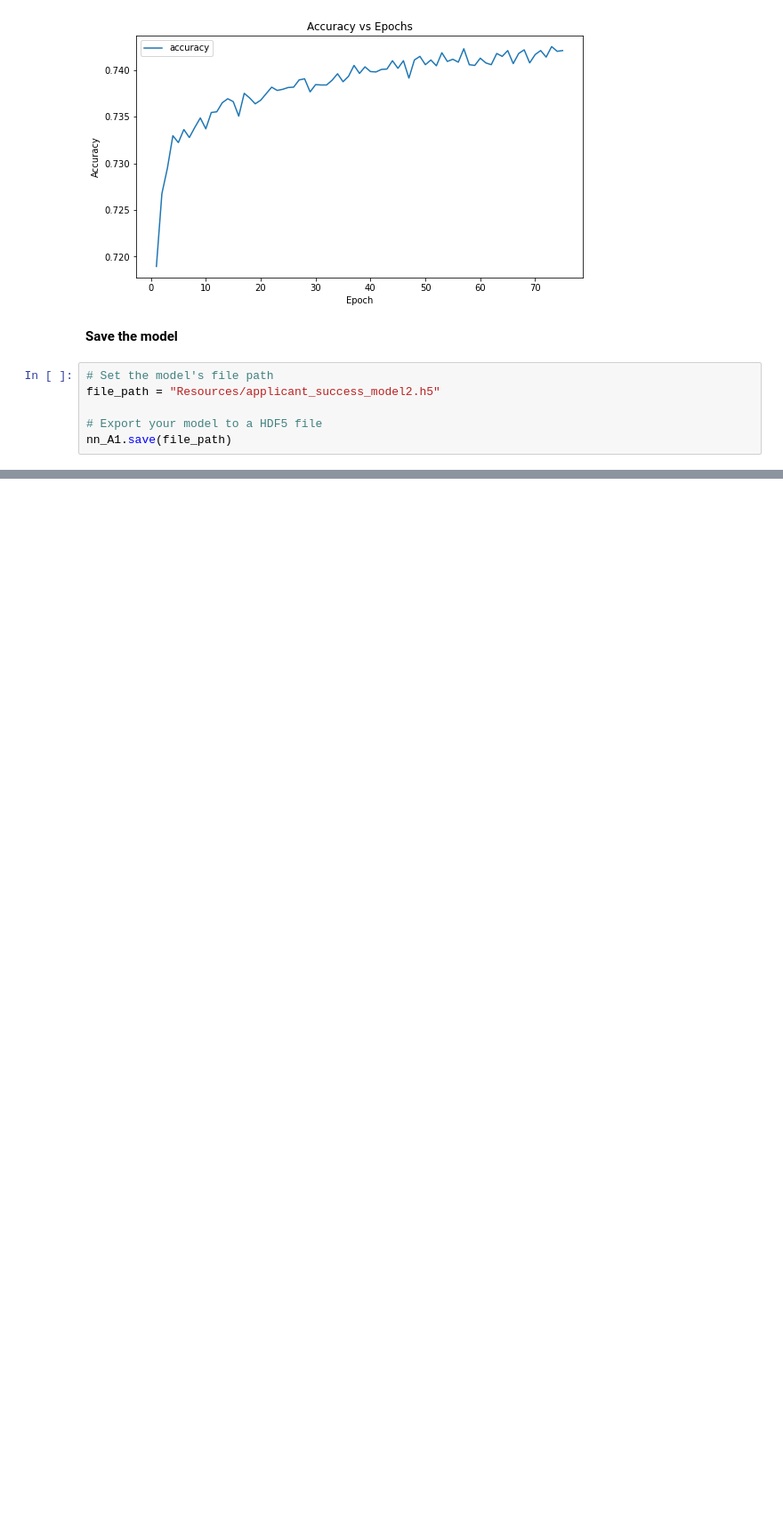
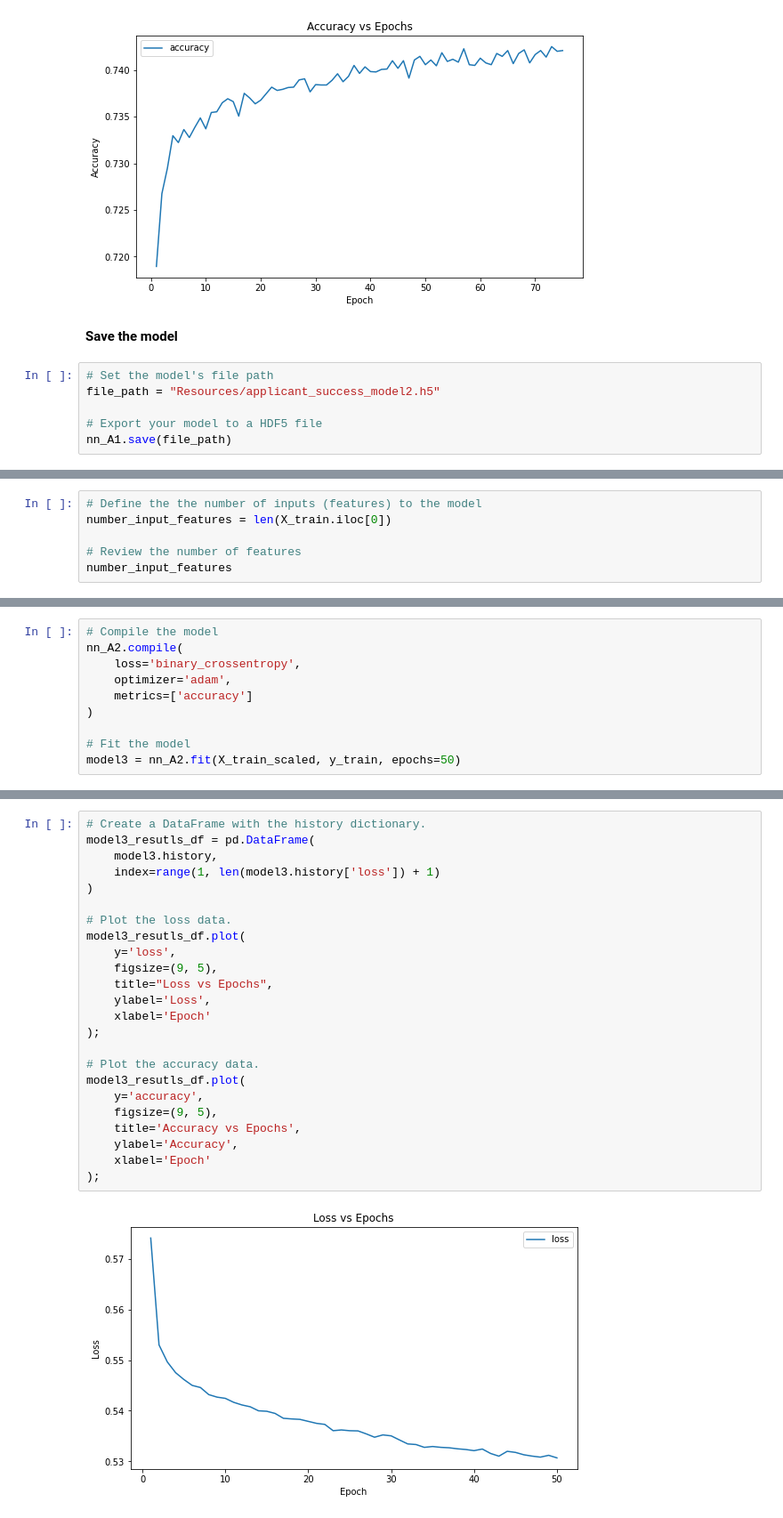
Before and after one commit to jmischung/Startup-Success-Predictor, a Jupyter notebook: venture_funding_with_deep_learning.ipynb, the cells around one changed output, grey strips where cells are left out. Shown at 89% size. Saved outputs shown, nothing was run; the diff lists cells and outputs as text; blank space fills up the shorter version.

Commit message:
build, train, and evaluate alternative 2 and 3 neural networks

```diff
--- a/venture_funding_with_deep_learning.ipynb
+++ b/venture_funding_with_deep_learning.ipynb
@@ -580,0 +586,6 @@ nn_A1.save(file_path)
+# %%
+# Define the the number of inputs (features) to the model
+number_input_features = len(X_train.iloc[0])
+
+# Review the number of features
+number_input_features
@@ -580,0 +656,10 @@ nn_A1.save(file_path)
+# %%
+# Compile the model
+nn_A2.compile(
+    loss='binary_crossentropy',
+    optimizer='adam',
+    metrics=['accuracy']
+)
+
+# Fit the model
+model3 = nn_A2.fit(X_train_scaled, y_train, epochs=50)
@@ -580,0 +694,26 @@ nn_A1.save(file_path)
+# %%
+# Create a DataFrame with the history dictionary.
+model3_resutls_df = pd.DataFrame(
+    model3.history,
+    index=range(1, len(model3.history['loss']) + 1)
+)
+
+# Plot the loss data.
+model3_resutls_df.plot(
+    y='loss',
+    figsize=(9, 5),
+    title="Loss vs Epochs",
+    ylabel='Loss',
+    xlabel='Epoch'
+);
+
+# Plot the accuracy data.
+model3_resutls_df.plot(
+    y='accuracy',
+    figsize=(9, 5),
+    title='Accuracy vs Epochs',
+    ylabel='Accuracy',
+    xlabel='Epoch'
+);
+# %% [output]
+[figure, added]
```
Also changed, not shown: parts of 28 cells of this notebook, 3 other files.
